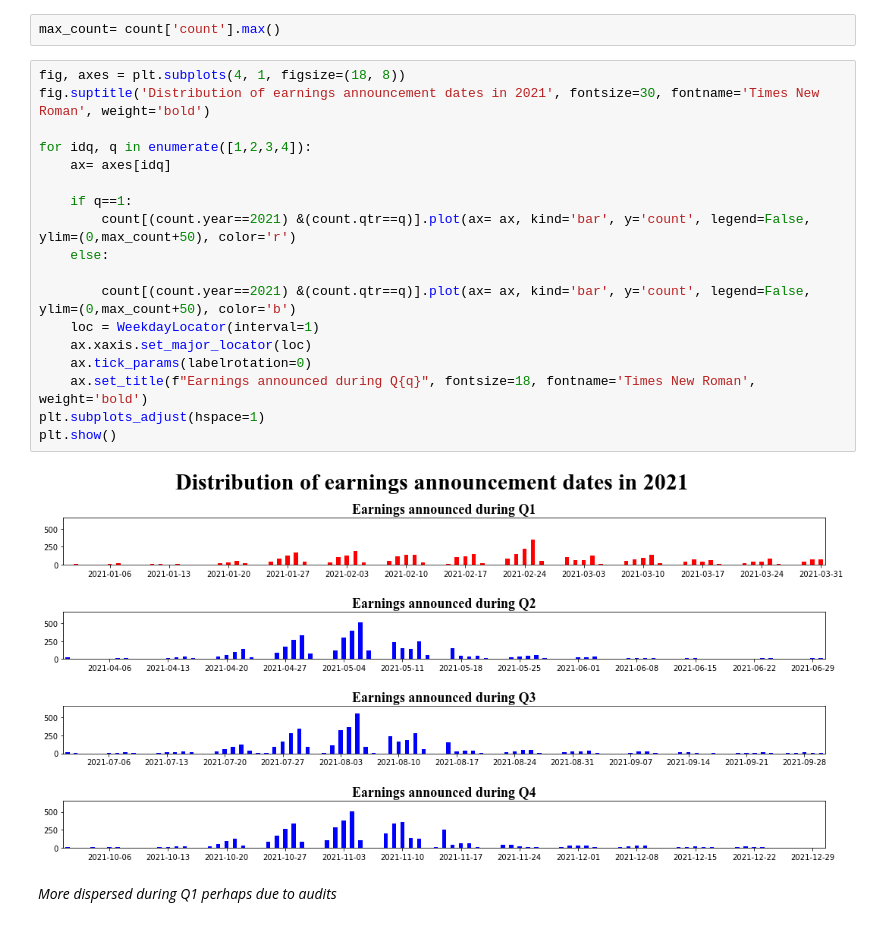
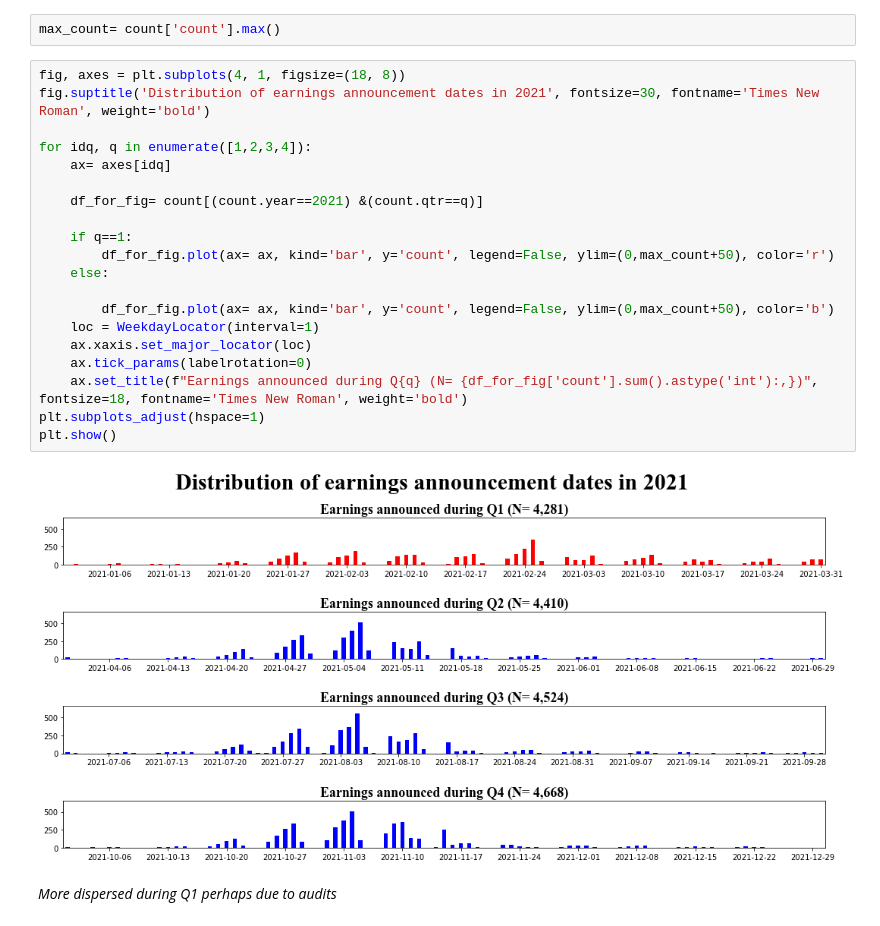
Before and after one commit to jaeyoonyu/jaeyoonyu.github.io, a Jupyter notebook: _code/earnings-ann-date-dist.ipynb, the cells around one changed output. Drawn from its saved outputs; the diff is of its cells as text.

Commit message:
N in visuals are added.

```diff
--- a/_code/earnings-ann-date-dist.ipynb
+++ b/_code/earnings-ann-date-dist.ipynb
@@ -103,23 +103,25 @@ max_count= count['count'].max()
 # %%
 fig, axes = plt.subplots(4, 1, figsize=(18, 8))
 fig.suptitle('Distribution of earnings announcement dates in 2021', fontsize=30, fontname='Times New Roman', weight='bold')
 
 for idq, q in enumerate([1,2,3,4]):
     ax= axes[idq]
 
+    df_for_fig= count[(count.year==2021) &(count.qtr==q)]
+
     if q==1:
-        count[(count.year==2021) &(count.qtr==q)].plot(ax= ax, kind='bar', y='count', legend=False, ylim=(0,max_count+50), color='r')
+        df_for_fig.plot(ax= ax, kind='bar', y='count', legend=False, ylim=(0,max_count+50), color='r')
     else:
 
-        count[(count.year==2021) &(count.qtr==q)].plot(ax= ax, kind='bar', y='count', legend=False, ylim=(0,max_count+50), color='b')
+        df_for_fig.plot(ax= ax, kind='bar', y='count', legend=False, ylim=(0,max_count+50), color='b')
     loc = WeekdayLocator(interval=1)
     ax.xaxis.set_major_locator(loc)
     ax.tick_params(labelrotation=0)
-    ax.set_title(f"Earnings announced during Q{q}", fontsize=18, fontname='Times New Roman', weight='bold')
+    ax.set_title(f"Earnings announced during Q{q} (N= {df_for_fig['count'].sum().astype('int'):,})", fontsize=18, fontname='Times New Roman', weight='bold')
 plt.subplots_adjust(hspace=1)
 plt.show()
 # %% [output]
-[figure, old version]
+[figure, new version]
 # %% [markdown]
 <em> More dispersed during Q1 perhaps due to audits </em>
 # %% [markdown]
```
Also changed, not shown: 3 other files.
